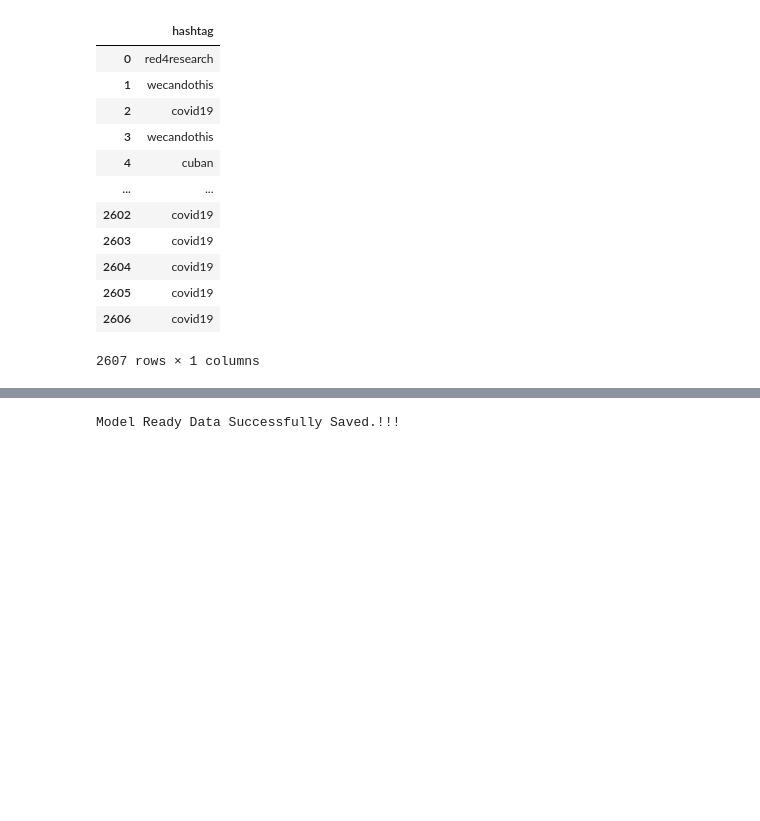
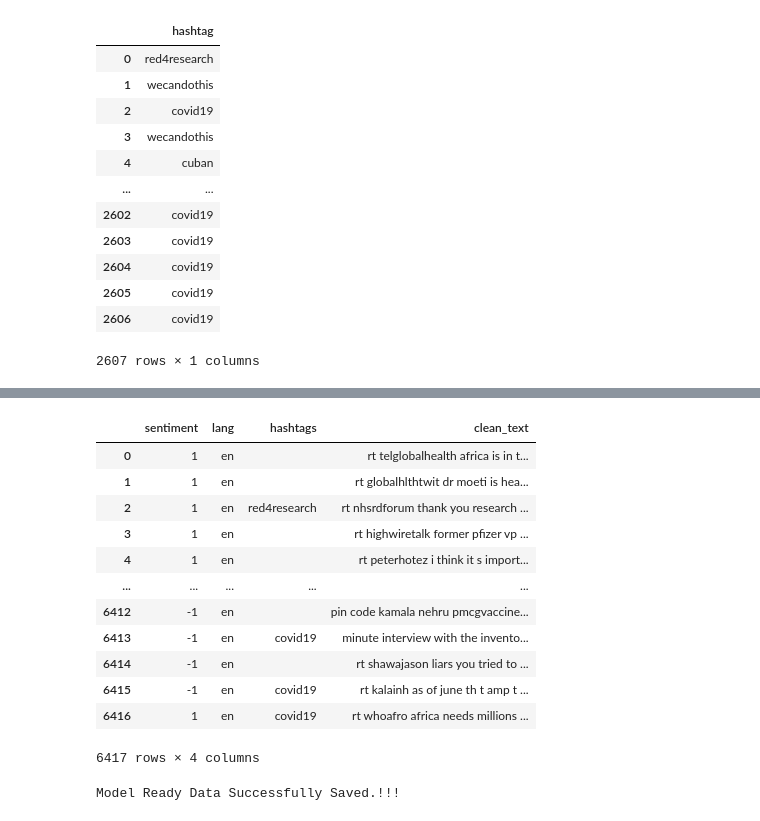
Before and after one commit to 10xac/Twitter-Data-Analysis, a Jupyter notebook: Notebooks/data_analysis.ipynb, the cells around one changed output, grey strips where cells are left out. Drawn from its saved outputs; the diff is of its cells as text; code cells hidden in the pictures; blank space fills up the shorter version.

```diff
--- a/Notebooks/data_analysis.ipynb
+++ b/Notebooks/data_analysis.ipynb
@@ -247 +247,18 @@ plt.show()
+# %%
+tweets_df = tweets_df.drop(['original_text'],axis=1)
+tweets_df
+# %% [output]
+|  | sentiment | lang | hashtags | clean_text |
+| 0 | 1 | en |  | rt telglobalhealth africa is in t... |
+| 1 | 1 | en |  | rt globalhlthtwit dr moeti is hea... |
+| 2 | 1 | en | red4research | rt nhsrdforum thank you research ... |
+| 3 | 1 | en |  | rt highwiretalk former pfizer vp ... |
+| 4 | 1 | en |  | rt peterhotez i think it s import... |
+| ... | ... | ... | ... | ... |
+| 6412 | -1 | en |  | pin code kamala nehru pmcgvaccine... |
+| 6413 | -1 | en | covid19 | minute interview with the invento... |
+| 6414 | -1 | en |  | rt shawajason liars you tried to ... |
+| 6415 | -1 | en | covid19 | rt kalainh as of june th t amp t ... |
+| 6416 | 1 | en | covid19 | rt whoafro africa needs millions ... |
+6417 rows × 4 columns
 # %%
```
Also changed, not shown: parts of 10 cells of this notebook, 4 other files.
